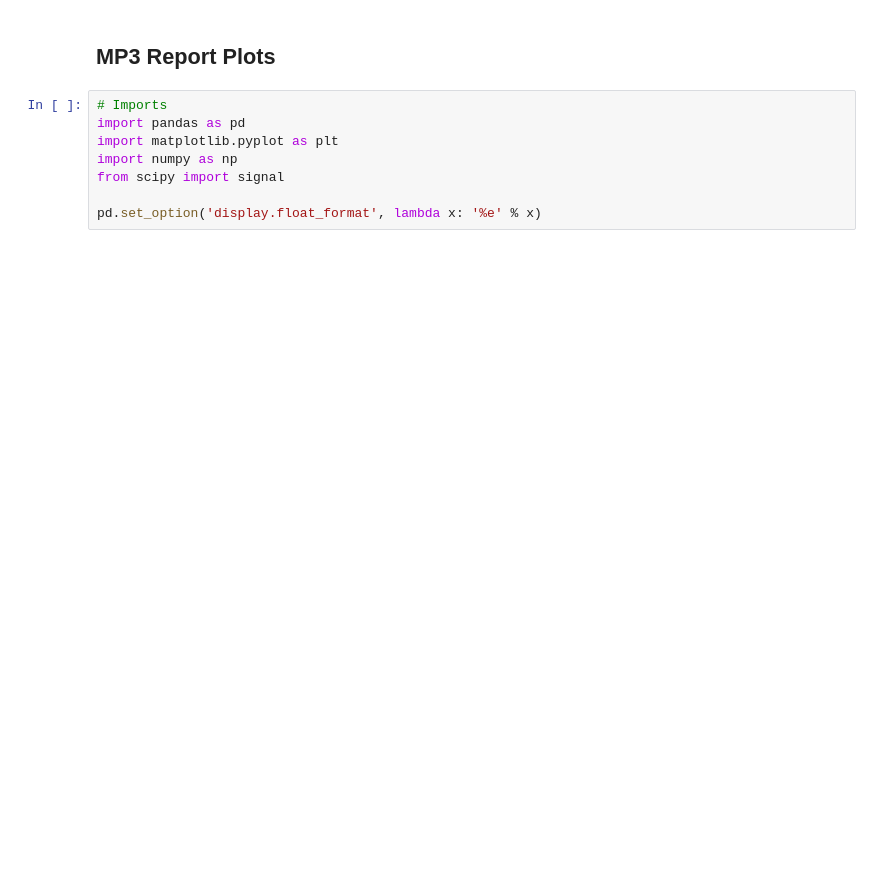
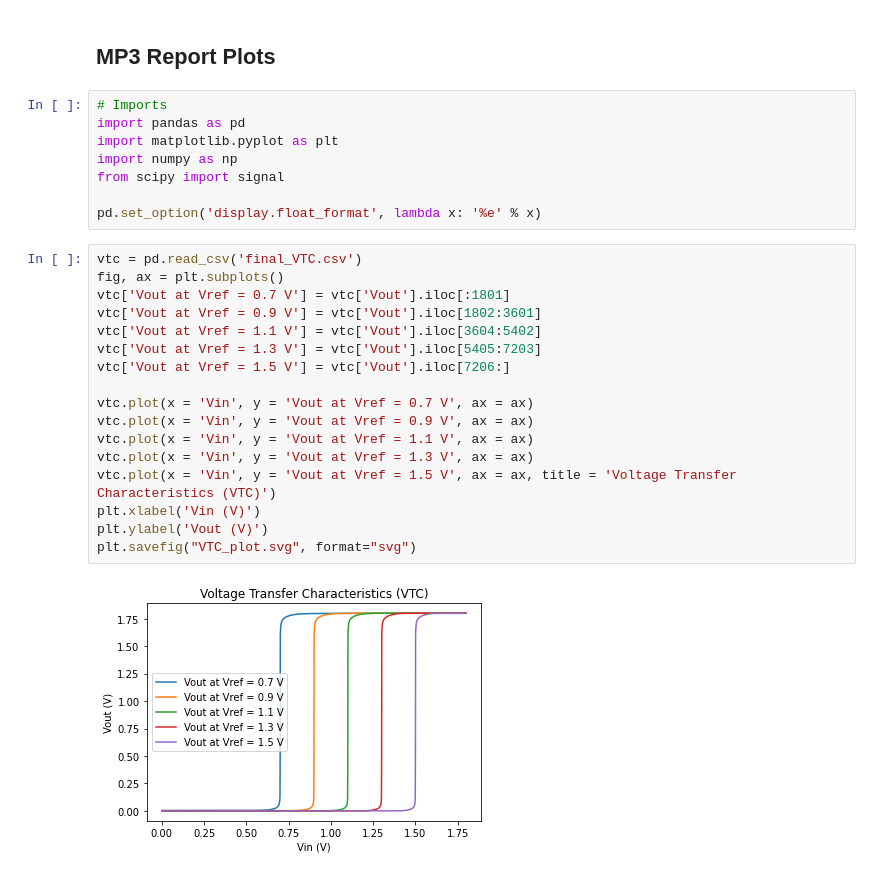
Before and after one commit to Laurenx618/MADVLSI_FA23, a Jupyter notebook: MP3/report/mp3_plots.ipynb, the cells around one changed output. Cells and saved outputs as stored; diff of their text form; blank space fills up the shorter version.

```diff
--- a/MP3/report/mp3_plots.ipynb
+++ b/MP3/report/mp3_plots.ipynb
@@ -8,3 +8,22 @@ import numpy as np
 from scipy import signal
 
 pd.set_option('display.float_format', lambda x: '%e' % x)
+# %%
+vtc = pd.read_csv('final_VTC.csv')
+fig, ax = plt.subplots()
+vtc['Vout at Vref = 0.7 V'] = vtc['Vout'].iloc[:1801]
+vtc['Vout at Vref = 0.9 V'] = vtc['Vout'].iloc[1802:3601]
+vtc['Vout at Vref = 1.1 V'] = vtc['Vout'].iloc[3604:5402]
+vtc['Vout at Vref = 1.3 V'] = vtc['Vout'].iloc[5405:7203]
+vtc['Vout at Vref = 1.5 V'] = vtc['Vout'].iloc[7206:]
+
+vtc.plot(x = 'Vin', y = 'Vout at Vref = 0.7 V', ax = ax)
+vtc.plot(x = 'Vin', y = 'Vout at Vref = 0.9 V', ax = ax)
+vtc.plot(x = 'Vin', y = 'Vout at Vref = 1.1 V', ax = ax)
+vtc.plot(x = 'Vin', y = 'Vout at Vref = 1.3 V', ax = ax)
+vtc.plot(x = 'Vin', y = 'Vout at Vref = 1.5 V', ax = ax, title = 'Voltage Transfer Characteristics (VTC)')
+plt.xlabel('Vin (V)')
+plt.ylabel('Vout (V)')
+plt.savefig("VTC_plot.svg", format="svg")
+# %% [output]
+[figure, added]
```
Also changed, not shown: parts of 6 cells of this notebook, 9 other files.
